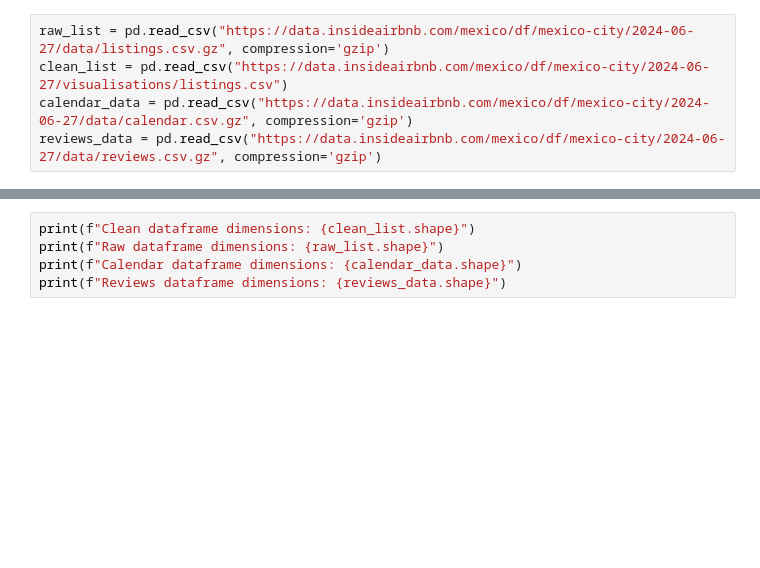
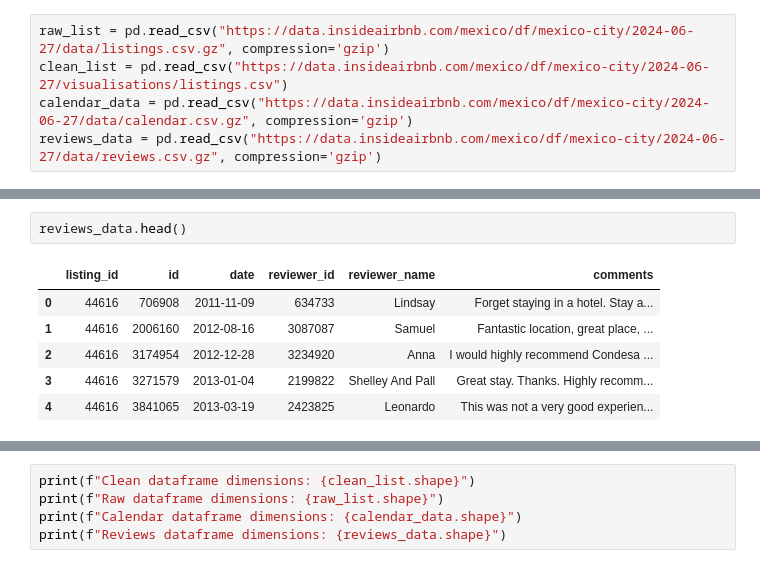
Before and after one commit to leonfgz48/Mineria_de_Datos_Proyecto, a Jupyter notebook: EDA_airbnb.ipynb, the cells around one changed output, grey strips where cells are left out. Saved outputs shown, nothing was run; the diff lists cells and outputs as text; blank space fills up the shorter version.

```diff
--- a/EDA_airbnb.ipynb
+++ b/EDA_airbnb.ipynb
@@ -19,0 +29,9 @@ clean_list.head()
+# %%
+reviews_data.head()
+# %% [output]
+|  | listing_id | id | date | reviewer_id | reviewer_name | comments |
+| 0 | 44616 | 706908 | 2011-11-09 | 634733 | Lindsay | Forget staying in a hotel. Stay a... |
+| 1 | 44616 | 2006160 | 2012-08-16 | 3087087 | Samuel | Fantastic location, great place, ... |
+| 2 | 44616 | 3174954 | 2012-12-28 | 3234920 | Anna | I would highly recommend Condesa ... |
+| 3 | 44616 | 3271579 | 2013-01-04 | 2199822 | Shelley And Pall | Great stay. Thanks. Highly recomm... |
+| 4 | 44616 | 3841065 | 2013-03-19 | 2423825 | Leonardo | This was not a very good experien... |
```
Also changed, not shown: parts of 4 cells of this notebook.
